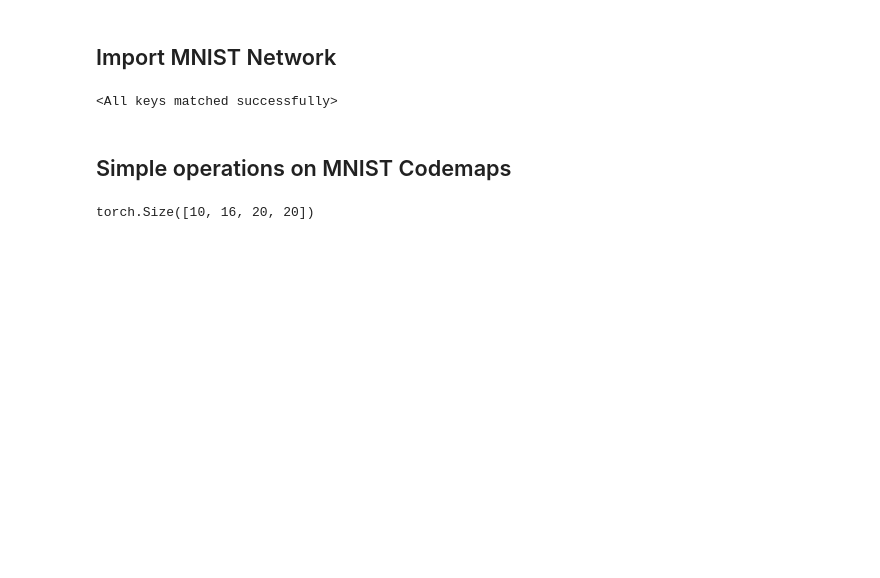
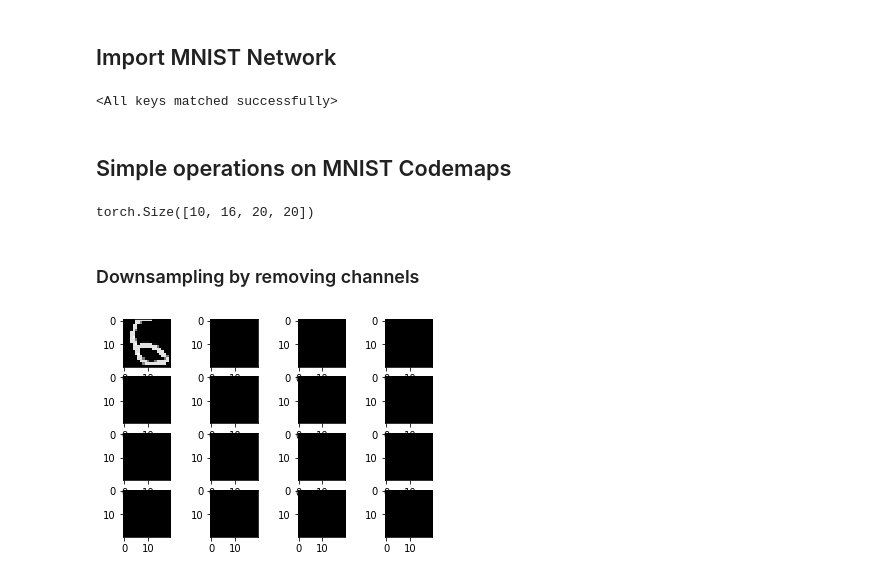
Before and after one commit to aRI0U/spectrogram-inpainting, a Jupyter notebook: code/bayesian_classifier.ipynb, the cells around one changed output. Saved outputs shown, nothing was run; the diff lists cells and outputs as text; code cells hidden in the pictures; blank space fills up the shorter version.

```diff
--- a/code/bayesian_classifier.ipynb
+++ b/code/bayesian_classifier.ipynb
@@ -239,3 +243,5 @@ codemaps = MNIST_model.encoder(example_data).detach()
 np.shape(codemaps)
 # %% [output]
 torch.Size([10, 16, 20, 20])
+# %% [markdown]
+### Downsampling by removing channels
@@ -241,0 +253,7 @@ torch.Size([10, 16, 20, 20])
+# %%
+# Display
+for i in range(0,16):
+    plt.subplot(4,4,i+1)
+    plt.imshow(cm_tr[0][i], cmap='gray', interpolation='none')
+# %% [output]
+[figure, added]
```
Also changed, not shown: parts of 23 cells of this notebook.
